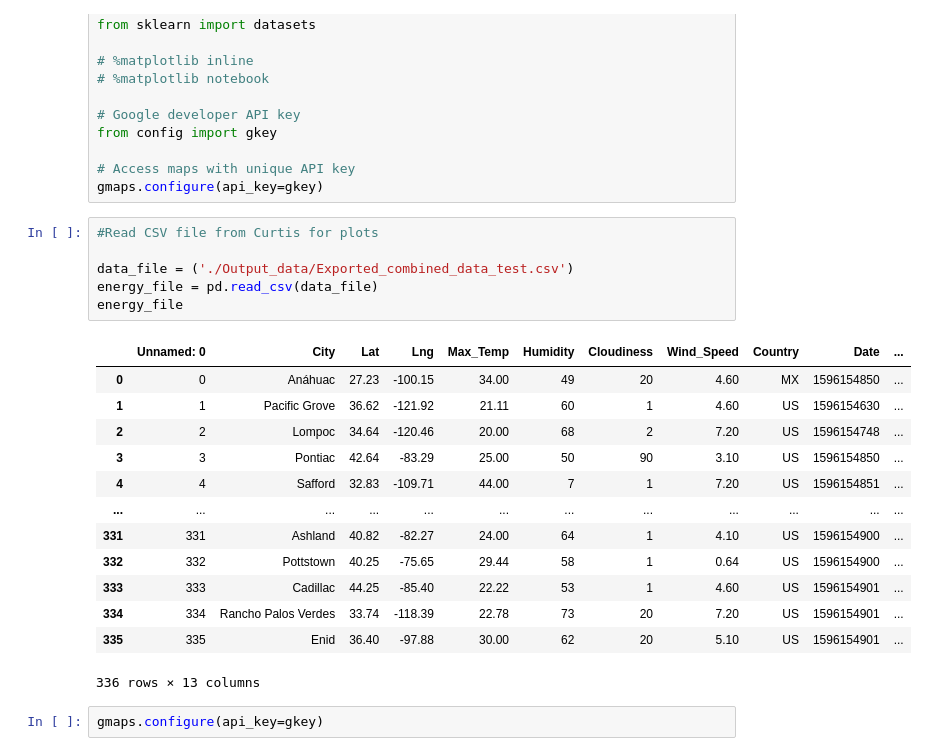
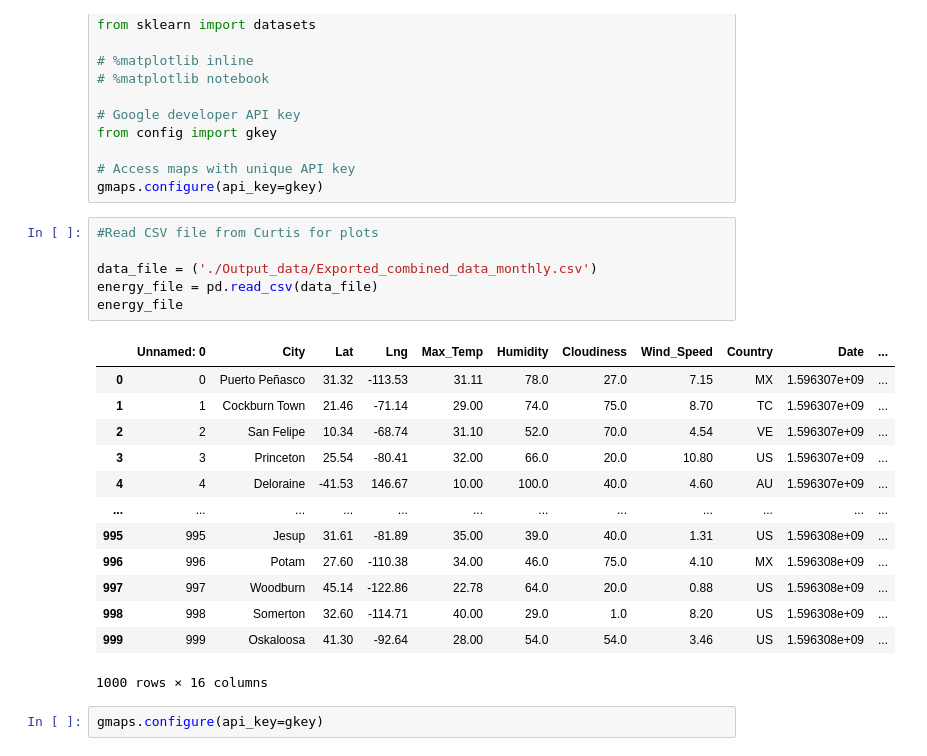
Before and after one commit to dborowski16/renewable-energy-analysis, a Jupyter notebook: brooke_charts.ipynb, the cells around one changed output. Saved outputs shown, nothing was run; the diff lists cells and outputs as text.

```diff
--- a/brooke_charts.ipynb
+++ b/brooke_charts.ipynb
@@ -21,22 +21,22 @@ gmaps.configure(api_key=gkey)
 # %%
 #Read CSV file from Curtis for plots
 
-data_file = ('./Output_data/Exported_combined_data_test.csv')
+data_file = ('./Output_data/Exported_combined_data_monthly.csv')
 energy_file = pd.read_csv(data_file)
 energy_file
 # %% [output]
 |  | Unnamed: 0 | City | Lat | Lng | Max_Temp | Humidity | Cloudiness | Wind_Speed | Country | Date | ... |
-| 0 | 0 | Anáhuac | 27.23 | -100.15 | 34.00 | 49 | 20 | 4.60 | MX | 1596154850 | ... |
-| 1 | 1 | Pacific Grove | 36.62 | -121.92 | 21.11 | 60 | 1 | 4.60 | US | 1596154630 | ... |
-| 2 | 2 | Lompoc | 34.64 | -120.46 | 20.00 | 68 | 2 | 7.20 | US | 1596154748 | ... |
-| 3 | 3 | Pontiac | 42.64 | -83.29 | 25.00 | 50 | 90 | 3.10 | US | 1596154850 | ... |
-| 4 | 4 | Safford | 32.83 | -109.71 | 44.00 | 7 | 1 | 7.20 | US | 1596154851 | ... |
+| 0 | 0 | Puerto Peñasco | 31.32 | -113.53 | 31.11 | 78.0 | 27.0 | 7.15 | MX | 1.596307e+09 | ... |
+| 1 | 1 | Cockburn Town | 21.46 | -71.14 | 29.00 | 74.0 | 75.0 | 8.70 | TC | 1.596307e+09 | ... |
+| 2 | 2 | San Felipe | 10.34 | -68.74 | 31.10 | 52.0 | 70.0 | 4.54 | VE | 1.596307e+09 | ... |
+| 3 | 3 | Princeton | 25.54 | -80.41 | 32.00 | 66.0 | 20.0 | 10.80 | US | 1.596307e+09 | ... |
+| 4 | 4 | Deloraine | -41.53 | 146.67 | 10.00 | 100.0 | 40.0 | 4.60 | AU | 1.596307e+09 | ... |
 | ... | ... | ... | ... | ... | ... | ... | ... | ... | ... | ... | ... |
-| 331 | 331 | Ashland | 40.82 | -82.27 | 24.00 | 64 | 1 | 4.10 | US | 1596154900 | ... |
-| 332 | 332 | Pottstown | 40.25 | -75.65 | 29.44 | 58 | 1 | 0.64 | US | 1596154900 | ... |
-| 333 | 333 | Cadillac | 44.25 | -85.40 | 22.22 | 53 | 1 | 4.60 | US | 1596154901 | ... |
-| 334 | 334 | Rancho Palos Verdes | 33.74 | -118.39 | 22.78 | 73 | 20 | 7.20 | US | 1596154901 | ... |
-| 335 | 335 | Enid | 36.40 | -97.88 | 30.00 | 62 | 20 | 5.10 | US | 1596154901 | ... |
+| 995 | 995 | Jesup | 31.61 | -81.89 | 35.00 | 39.0 | 40.0 | 1.31 | US | 1.596308e+09 | ... |
+| 996 | 996 | Potam | 27.60 | -110.38 | 34.00 | 46.0 | 75.0 | 4.10 | MX | 1.596308e+09 | ... |
+| 997 | 997 | Woodburn | 45.14 | -122.86 | 22.78 | 64.0 | 20.0 | 0.88 | US | 1.596308e+09 | ... |
+| 998 | 998 | Somerton | 32.60 | -114.71 | 40.00 | 29.0 | 1.0 | 8.20 | US | 1.596308e+09 | ... |
+| 999 | 999 | Oskaloosa | 41.30 | -92.64 | 28.00 | 54.0 | 54.0 | 3.46 | US | 1.596308e+09 | ... |
-336 rows × 13 columns
+1000 rows × 16 columns
 # %%
 gmaps.configure(api_key=gkey)
```
Also changed, not shown: parts of 10 cells of this notebook, 3 other files.
